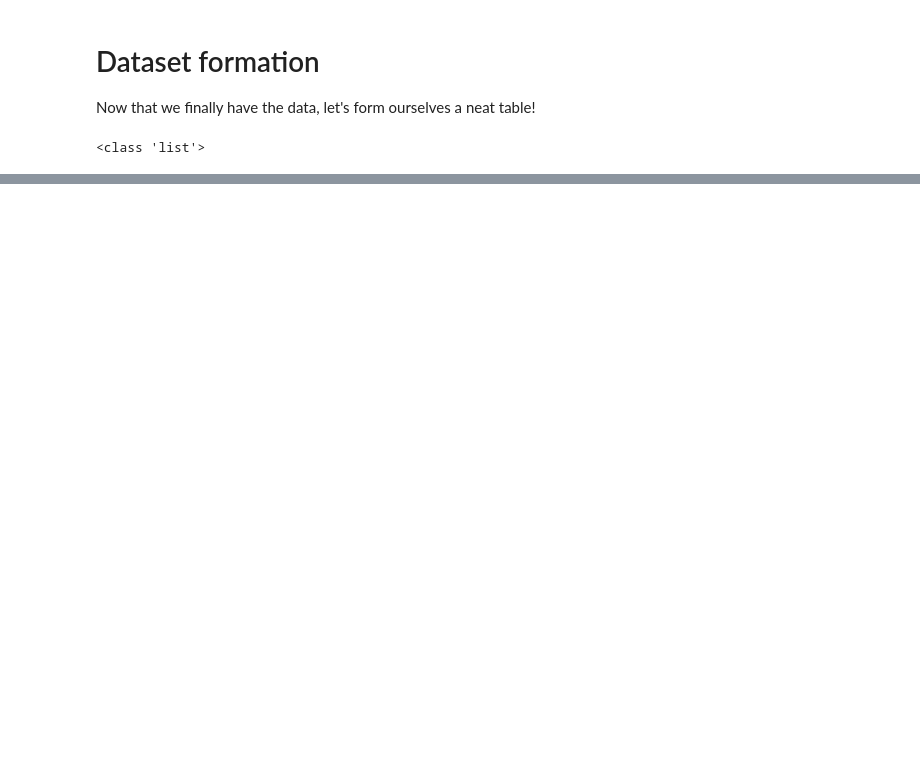
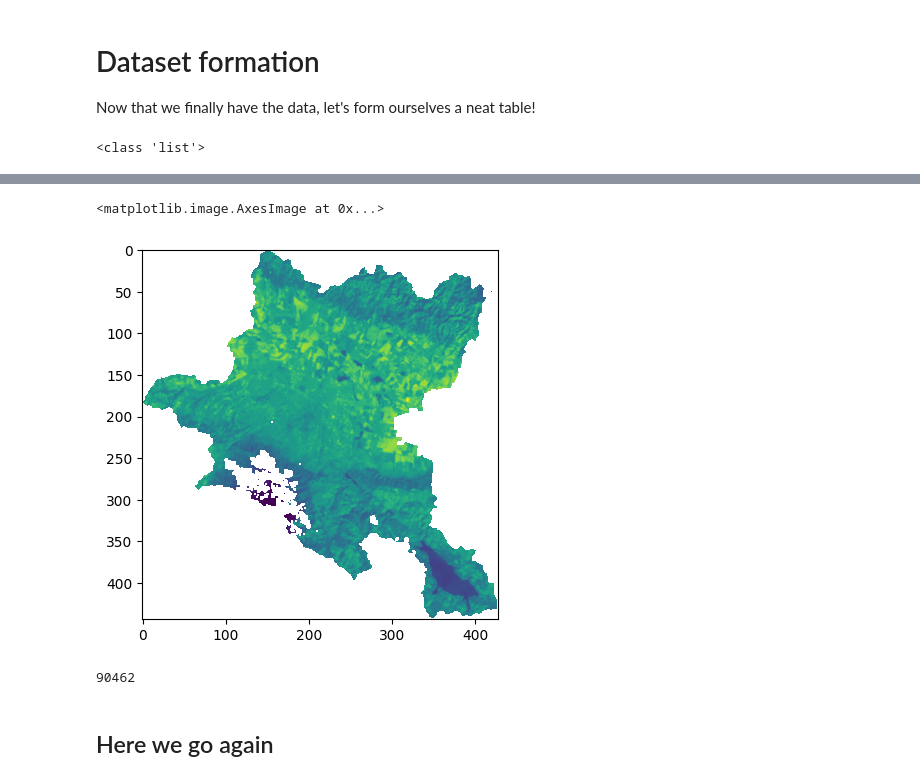
Before and after one commit to HeavyHelium/lst-prediction, a Jupyter notebook: dataset-formation.ipynb, the cells around one changed output, grey strips where cells are left out. Cells and saved outputs as stored; diff of their text form; code cells hidden in the pictures; blank space fills up the shorter version.

```diff
--- a/dataset-formation.ipynb
+++ b/dataset-formation.ipynb
@@ -41,0 +97,10 @@ image_info
+# %%
+data_frames = []
+
+for i, row in image_info.iterrows():
+    image_path = f'data/images/{row["id"]}.tif'
+    season = row['season']
+    image = flatten_image(image_path, season)
+    data_frames.append(pd.DataFrame(image, columns=ds.columns))
+
+ds = pd.concat(data_frames, ignore_index=True)
@@ -41,0 +246,12 @@ image_info
+# %%
+# lets see the clipped image
+plt.imshow(out_image[8])
+# %% [output]
+<matplotlib.image.AxesImage at 0x...>
+[figure, added]
+# %%
+print(np.count_nonzero(~np.isnan(out_image[0])))
+# %% [output]
+90462
+# %% [markdown]
+## Here we go again
```
Also changed, not shown: parts of 43 cells of this notebook, 28 other files.
